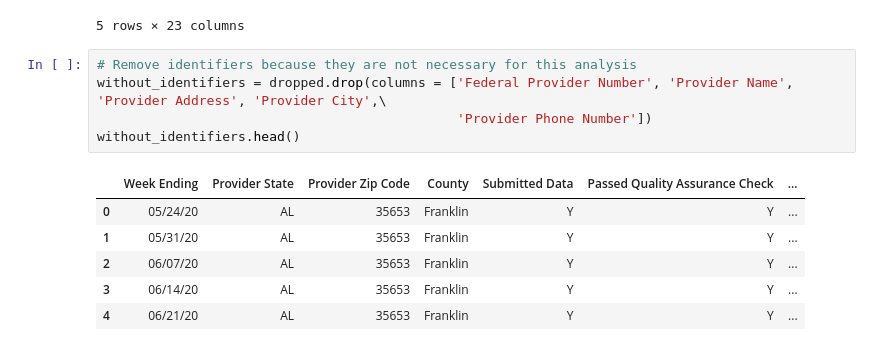
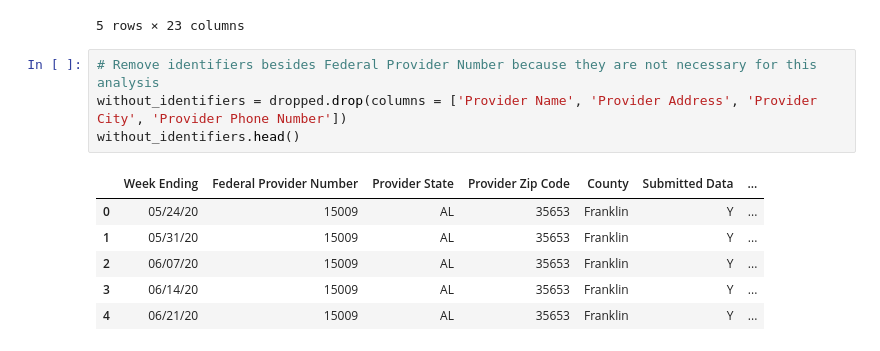
Before and after one commit to heiditam/covid19_nursing_home, a Jupyter notebook: data_exploration.ipynb, the cells around one changed output. Drawn from its saved outputs; the diff is of its cells as text.

```diff
--- a/data_exploration.ipynb
+++ b/data_exploration.ipynb
@@ -80,14 +100,13 @@ dropped.head()
 | 4 | 06/21/20 | 15009 | BURNS NURSING HOME, INC. | 701 MONROE STREET NW | RUSSELLVILLE | AL | ... |
 5 rows × 23 columns
 # %%
-# Remove identifiers because they are not necessary for this analysis
-without_identifiers = dropped.drop(columns = ['Federal Provider Number', 'Provider Name', 'Provider Address', 'Provider City',\
-                                              'Provider Phone Number'])
+# Remove identifiers besides Federal Provider Number because they are not necessary for this analysis
+without_identifiers = dropped.drop(columns = ['Provider Name', 'Provider Address', 'Provider City', 'Provider Phone Number'])
 without_identifiers.head()
 # %% [output]
-|  | Week Ending | Provider State | Provider Zip Code | County | Submitted Data | Passed Quality Assurance Check | ... |
-| 0 | 05/24/20 | AL | 35653 | Franklin | Y | Y | ... |
-| 1 | 05/31/20 | AL | 35653 | Franklin | Y | Y | ... |
-| 2 | 06/07/20 | AL | 35653 | Franklin | Y | Y | ... |
-| 3 | 06/14/20 | AL | 35653 | Franklin | Y | Y | ... |
-| 4 | 06/21/20 | AL | 35653 | Franklin | Y | Y | ... |
+|  | Week Ending | Federal Provider Number | Provider State | Provider Zip Code | County | Submitted Data | ... |
+| 0 | 05/24/20 | 15009 | AL | 35653 | Franklin | Y | ... |
+| 1 | 05/31/20 | 15009 | AL | 35653 | Franklin | Y | ... |
+| 2 | 06/07/20 | 15009 | AL | 35653 | Franklin | Y | ... |
+| 3 | 06/14/20 | 15009 | AL | 35653 | Franklin | Y | ... |
+| 4 | 06/21/20 | 15009 | AL | 35653 | Franklin | Y | ... |
```
Also changed, not shown: parts of 13 cells of this notebook.
